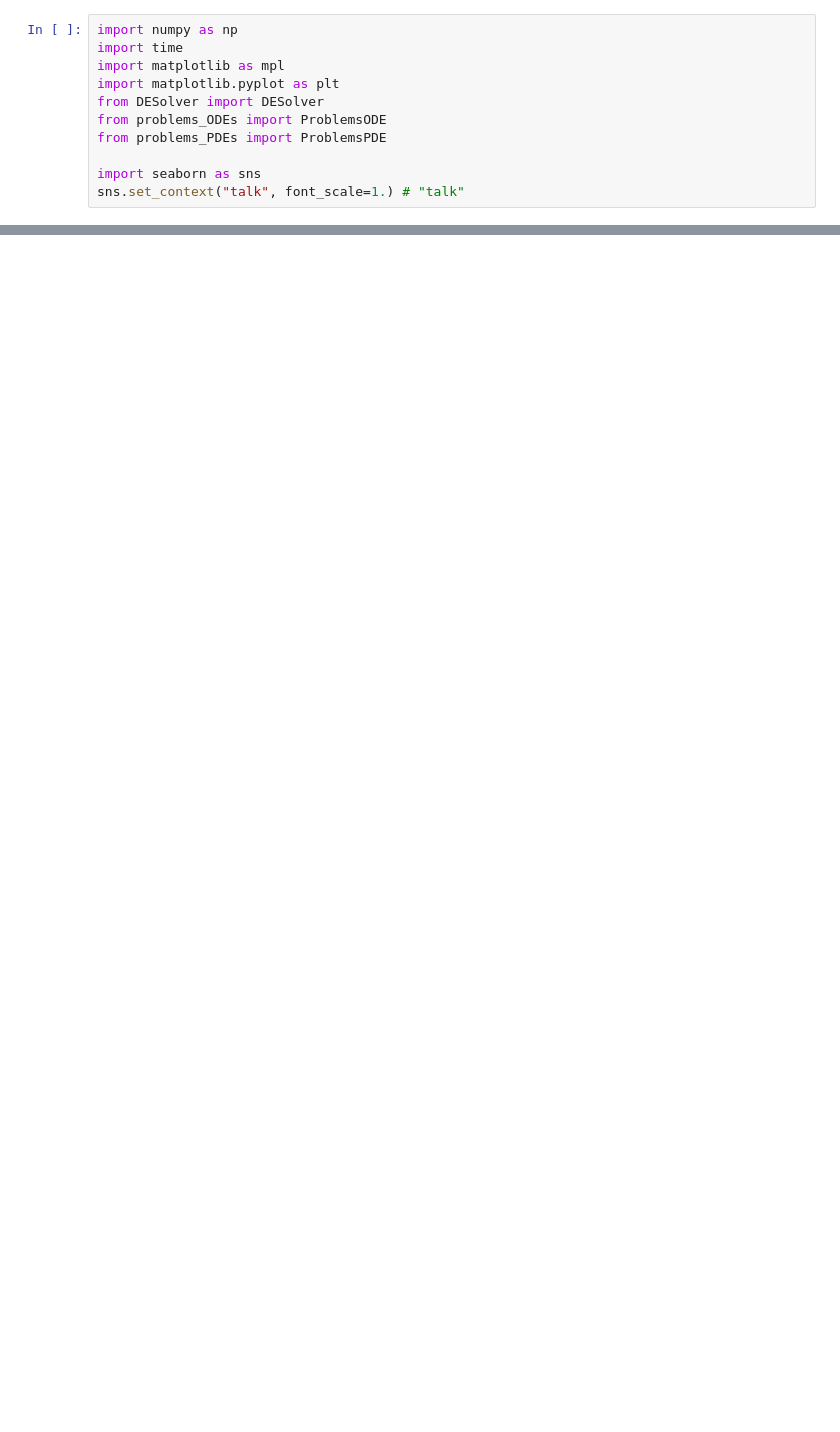
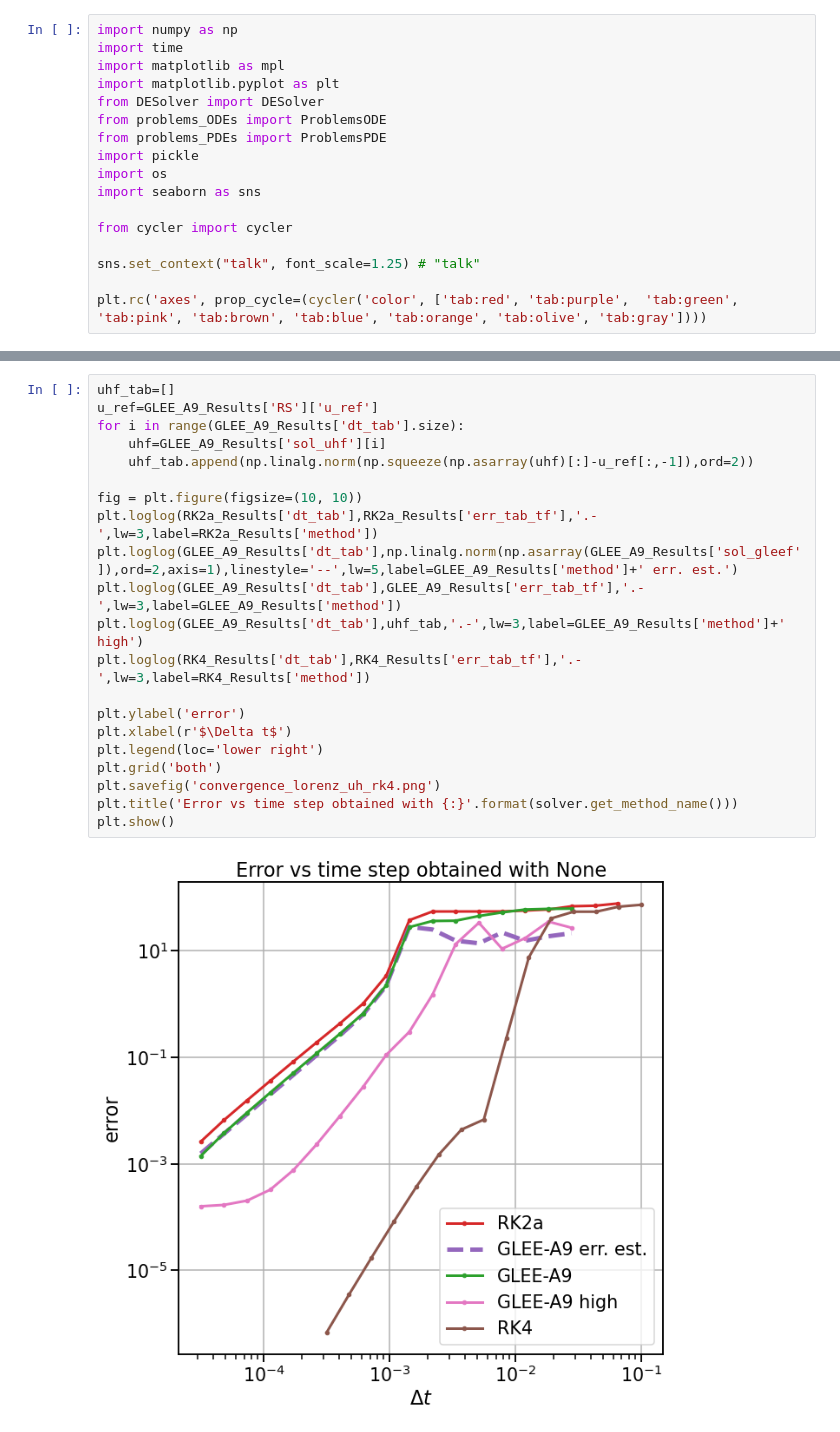
Before and after one commit to emconsta/desolve, a Jupyter notebook: notebooks/TestLorenz63.ipynb, the cells around one changed output, grey strips where cells are left out. Cells and saved outputs as stored; diff of their text form; blank space fills up the shorter version.

```diff
--- a/notebooks/TestLorenz63.ipynb
+++ b/notebooks/TestLorenz63.ipynb
@@ -6,6 +6,12 @@ import matplotlib.pyplot as plt
 from DESolver import DESolver
 from problems_ODEs import ProblemsODE
 from problems_PDEs import ProblemsPDE
+import pickle
+import os
+import seaborn as sns
 
-import seaborn as sns
-sns.set_context("talk", font_scale=1.) # "talk"
+from cycler import cycler
+
+sns.set_context("talk", font_scale=1.25) # "talk"
+
+plt.rc('axes', prop_cycle=(cycler('color', ['tab:red', 'tab:purple',  'tab:green', 'tab:pink', 'tab:brown', 'tab:blue', 'tab:orange', 'tab:olive', 'tab:gray'])))
@@ -83,0 +208,23 @@ u.shape
+# %%
+uhf_tab=[]
+u_ref=GLEE_A9_Results['RS']['u_ref']
+for i in range(GLEE_A9_Results['dt_tab'].size):
+    uhf=GLEE_A9_Results['sol_uhf'][i]
+    uhf_tab.append(np.linalg.norm(np.squeeze(np.asarray(uhf)[:]-u_ref[:,-1]),ord=2))
+
+fig = plt.figure(figsize=(10, 10))
+plt.loglog(RK2a_Results['dt_tab'],RK2a_Results['err_tab_tf'],'.-',lw=3,label=RK2a_Results['method'])
+plt.loglog(GLEE_A9_Results['dt_tab'],np.linalg.norm(np.asarray(GLEE_A9_Results['sol_gleef']),ord=2,axis=1),linestyle='--',lw=5,label=GLEE_A9_Results['method']+' err. est.')
+plt.loglog(GLEE_A9_Results['dt_tab'],GLEE_A9_Results['err_tab_tf'],'.-',lw=3,label=GLEE_A9_Results['method'])
+plt.loglog(GLEE_A9_Results['dt_tab'],uhf_tab,'.-',lw=3,label=GLEE_A9_Results['method']+' high')
+plt.loglog(RK4_Results['dt_tab'],RK4_Results['err_tab_tf'],'.-',lw=3,label=RK4_Results['method'])
+
+plt.ylabel('error')
+plt.xlabel(r'$\Delta t$')
+plt.legend(loc='lower right')
+plt.grid('both')
+plt.savefig('convergence_lorenz_uh_rk4.png')
+plt.title('Error vs time step obtained with {:}'.format(solver.get_method_name()))
+plt.show()
+# %% [output]
+[figure, added]
```
Also changed, not shown: parts of 16 cells of this notebook, 10 other files.
